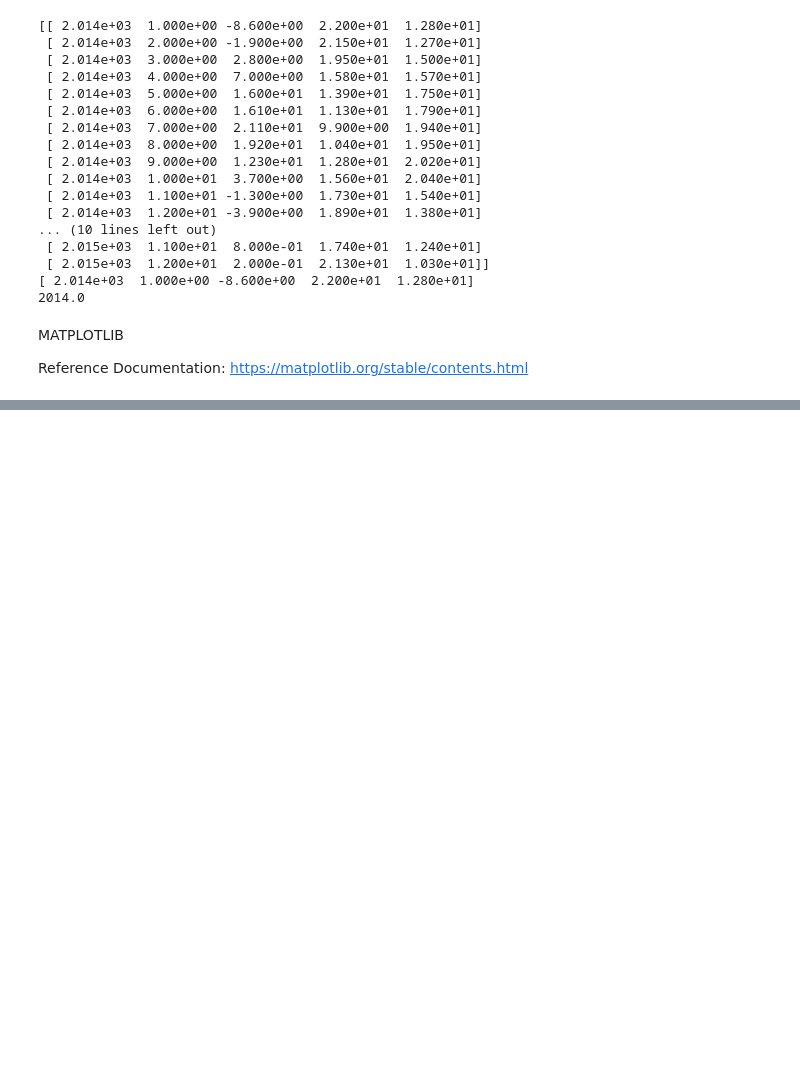
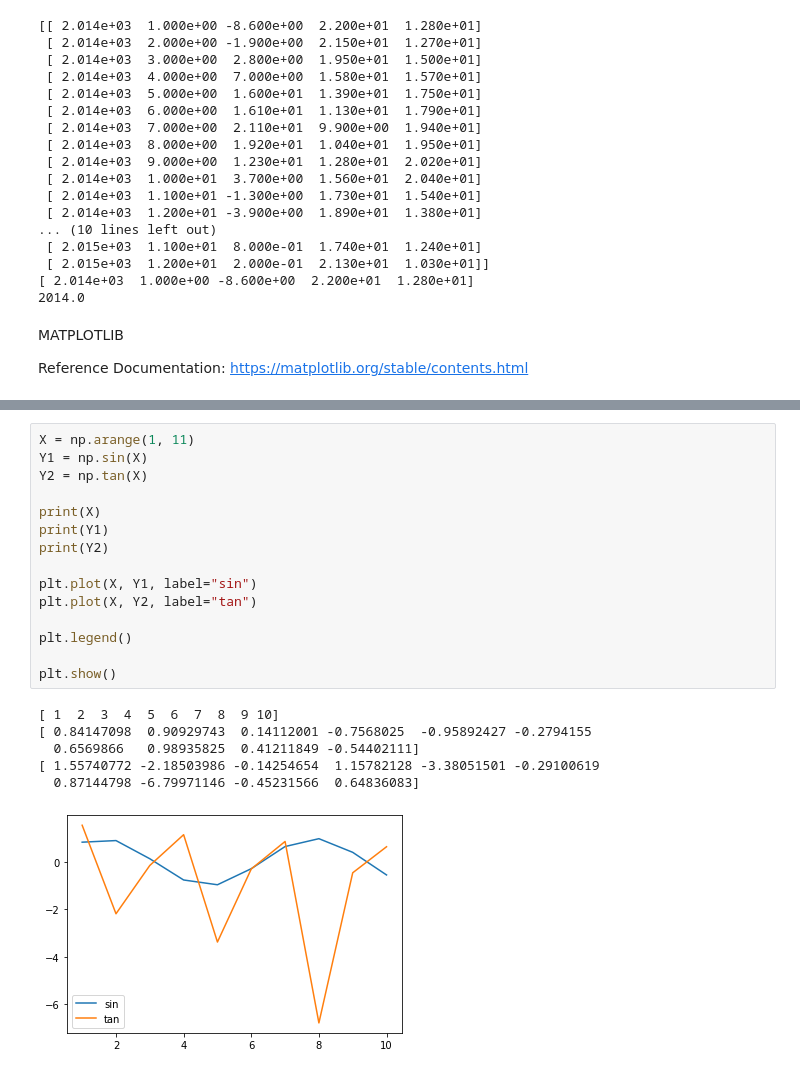
Before and after one commit to jazzcodes/GW2021PY1, a Jupyter notebook: GW2021PY1_DS.ipynb, the cells around one changed output, grey strips where cells are left out. Saved outputs shown, nothing was run; the diff lists cells and outputs as text; blank space fills up the shorter version.

```diff
--- a/GW2021PY1_DS.ipynb
+++ b/GW2021PY1_DS.ipynb
@@ -627,0 +687,22 @@ plt.show()
+# %%
+X = np.arange(1, 11)
+Y1 = np.sin(X)
+Y2 = np.tan(X)
+
+print(X)
+print(Y1)
+print(Y2)
+
+plt.plot(X, Y1, label="sin")
+plt.plot(X, Y2, label="tan")
+
+plt.legend()
+
+plt.show()
+# %% [output]
+[ 1  2  3  4  5  6  7  8  9 10]
+[ 0.84147098  0.90929743  0.14112001 -0.7568025  -0.95892427 -0.2794155
+  0.6569866   0.98935825  0.41211849 -0.54402111]
+[ 1.55740772 -2.18503986 -0.14254654  1.15782128 -3.38051501 -0.29100619
+  0.87144798 -6.79971146 -0.45231566  0.64836083]
+[figure, added]
```
Also changed, not shown: parts of 7 cells of this notebook.
